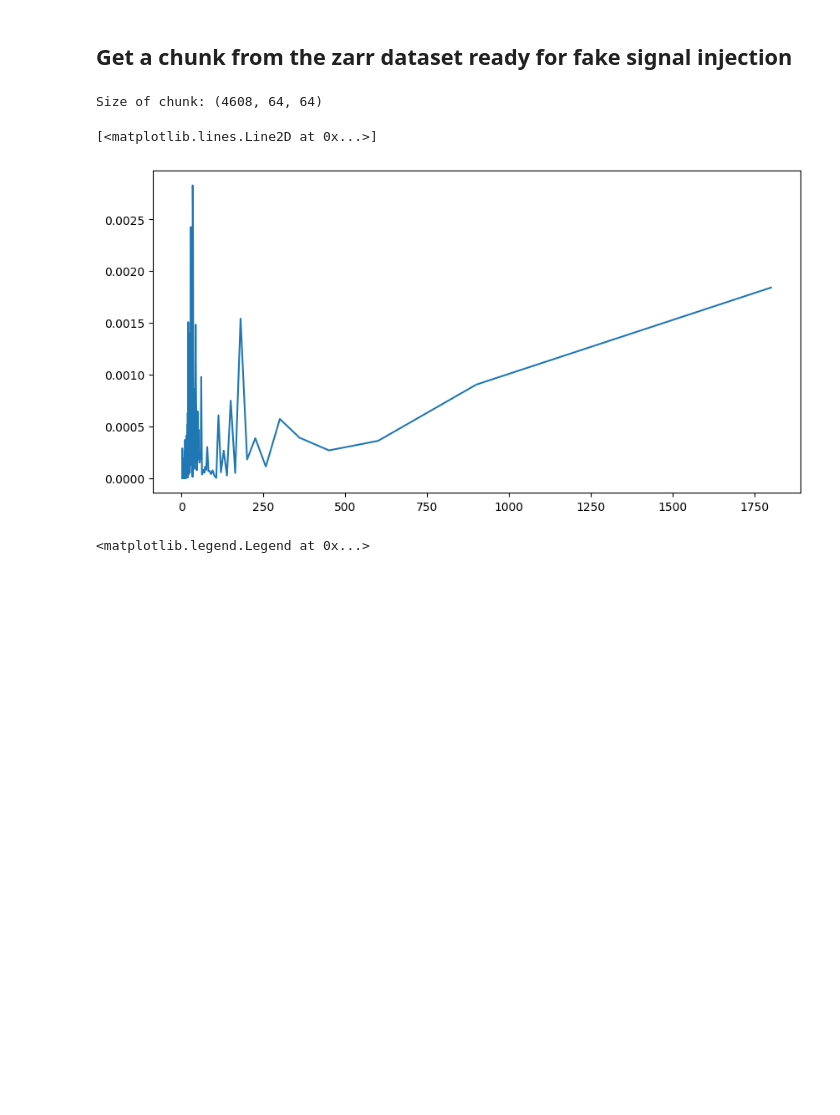
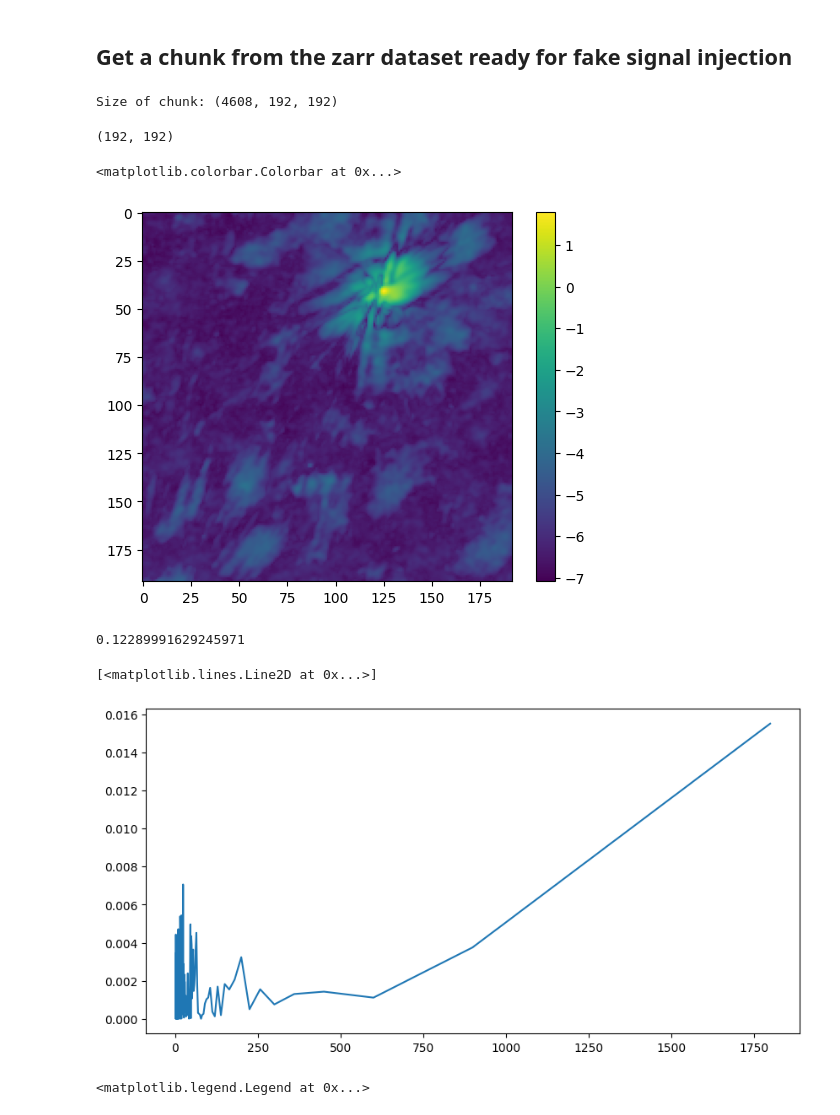
Before and after one commit to SpaceMeerkat/traident, a Jupyter notebook: training/preprocessing.ipynb, the cells around one changed output. Cells and saved outputs as stored; diff of their text form; code cells hidden in the pictures; blank space fills up the shorter version.

```diff
--- a/training/preprocessing.ipynb
+++ b/training/preprocessing.ipynb
@@ -36,10 +47,10 @@ def getChunk(dataset, rank, blockSize=64):
     chunk = cube.isel(**{'DEC--SIN': slice(dec[0], dec[1]), 'RA---SIN': slice(ra[0], ra[1])}).data
     return chunk
 # %%
-chunk = getChunk(cube, 10)
+chunk = getChunk(cube, 31, blockSize=64)
 print(f"Size of chunk: {chunk.shape}")
 # %% [output]
-Size of chunk: (4608, 64, 64)
+Size of chunk: (4608, 192, 192)
 # %%
 N = 1800  # Number of sample points
 T = 1  # Sampling interval (1/sample rate)
@@ -47,13 +58,29 @@ t = np.linspace(0, (N-1)*T, N)
 xf = np.fft.fftfreq(N, T)
 ps_cube = np.fft.fft(chunk, n=N, axis=0)
 power_spectrum = np.abs(ps_cube)**2
+# %%
+max_ps = power_spectrum.max(0)
+print(max_ps.shape)
+# %% [output]
+(192, 192)
+# %%
+plt.figure()
+plt.imshow(np.log(max_ps))
+plt.colorbar()
+# %% [output]
+<matplotlib.colorbar.Colorbar at 0x...>
+[figure, added]
+# %%
+max_ps[150,76]
+# %% [output]
+0.12289991629245971
 # %%
 plt.close('all')
 plt.figure(figsize=(10,5))
-plt.plot(1/xf[:N//2], power_spectrum[:,50,50][:N//2])
+plt.plot(1/xf[:N//2], power_spectrum[:,150,76][:N//2])
 # %% [output]
 [<matplotlib.lines.Line2D at 0x...>]
-[figure, old version]
+[figure, new version]
 # %%
 plt.close('all')
 plt.figure(figsize=(10,5))
```
Also changed, not shown: parts of 6 cells of this notebook.
